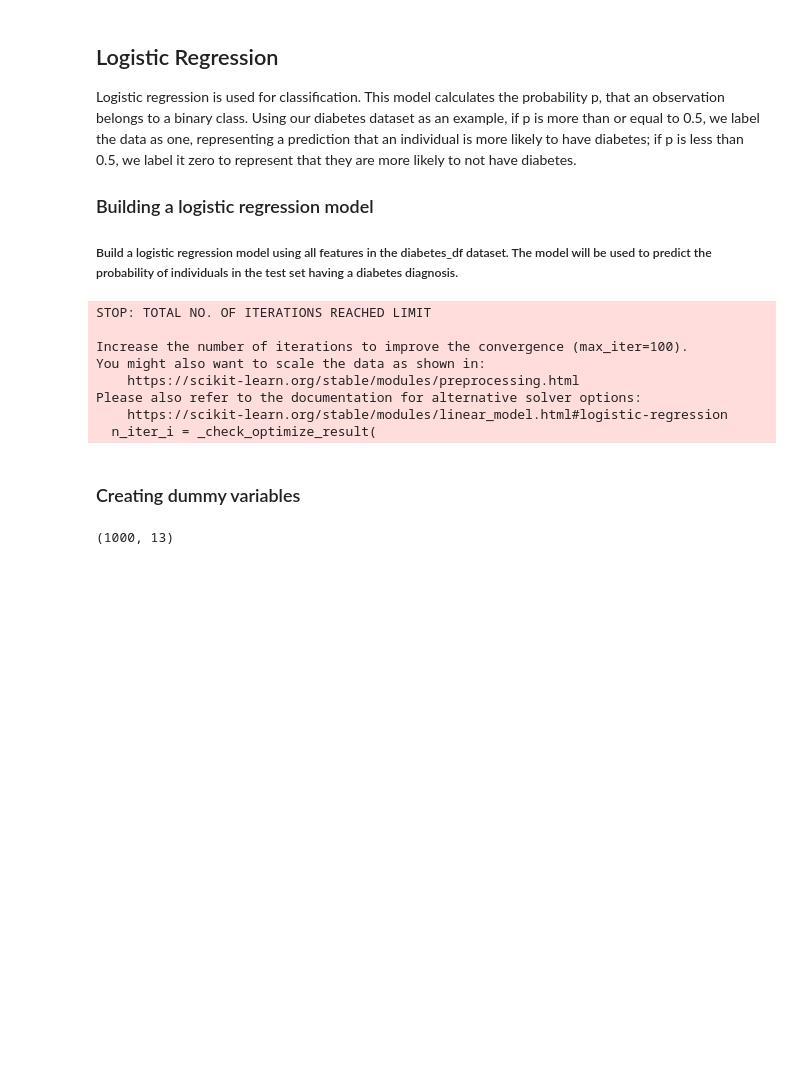
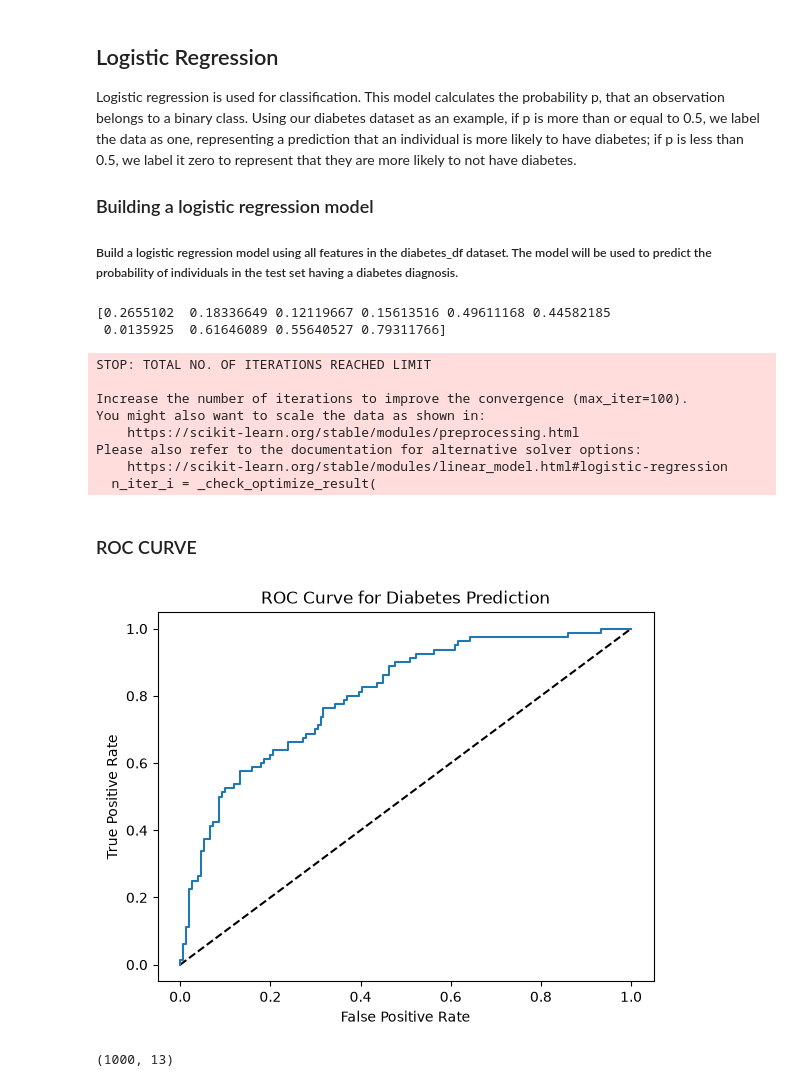
Before and after one commit to Malik-Usman17/Machine_Learning_Python, a Jupyter notebook: Supervised Learning with scikit-learn/Supervised Learning with scikit-learn.ipynb, the cells around one changed output. Cells and saved outputs as stored; diff of their text form; code cells hidden in the pictures; blank space fills up the shorter version.

```diff
--- a/Supervised Learning with scikit-learn/Supervised Learning with scikit-learn.ipynb
+++ b/Supervised Learning with scikit-learn/Supervised Learning with scikit-learn.ipynb
@@ -579,21 +587,40 @@ logreg = LogisticRegression()
 logreg.fit(X_train, y_train)
 
 # Predict probabilities
-#y_pred_probs = logreg.predict_proba(X_test)[:, 1]
-y_pred_probs = logreg.predict_proba(X_test)
-#print(y_pred_probs)
-#print(y_pred_probs[:10])
+y_pred_probs = logreg.predict_proba(X_test)[:, 1]
+#y_pred_probs = logreg.predict_proba(X_test)
+
+print(y_pred_probs[:10])
 # %% [output]
-STOP: TOTAL NO. OF ITERATIONS REACHED LIMIT
-
-Increase the number of iterations to improve the convergence (max_iter=100).
-You might also want to scale the data as shown in:
-    https://scikit-learn.org/stable/modules/preprocessing.html
-Please also refer to the documentation for alternative solver options:
-    https://scikit-learn.org/stable/modules/linear_model.html#logistic-regression
-  n_iter_i = _check_optimize_result(
+[0.2655102  0.18336649 0.12119667 0.15613516 0.49611168 0.44582185
+ 0.0135925  0.61646089 0.55640527 0.79311766]
+STOP: TOTAL NO. OF ITERATIONS REACHED LIMIT
+
+Increase the number of iterations to improve the convergence (max_iter=100).
+You might also want to scale the data as shown in:
+    https://scikit-learn.org/stable/modules/preprocessing.html
+Please also refer to the documentation for alternative solver options:
+    https://scikit-learn.org/stable/modules/linear_model.html#logistic-regression
+  n_iter_i = _check_optimize_result(
-# %% [markdown]
-### Creating dummy variables
+# %% [markdown]
+### ROC CURVE
+# %%
+# Import roc_curve
+from sklearn.metrics import roc_curve
+
+# Generate ROC curve values: fpr, tpr, thresholds
+fpr, tpr, thresholds = roc_curve(y_test, y_pred_probs)
+
+plt.plot([0, 1], [0, 1], 'k--')
+
+# Plot tpr against fpr
+plt.plot(fpr, tpr)
+plt.xlabel('False Positive Rate')
+plt.ylabel('True Positive Rate')
+plt.title('ROC Curve for Diabetes Prediction')
+plt.show()
+# %% [output]
+[figure, added]
 # %%
 music_df = pd.read_csv("../Datasets/music.csv")
 print(music_df.shape)
```
Also changed, not shown: parts of 4 cells of this notebook, 2 other files.
